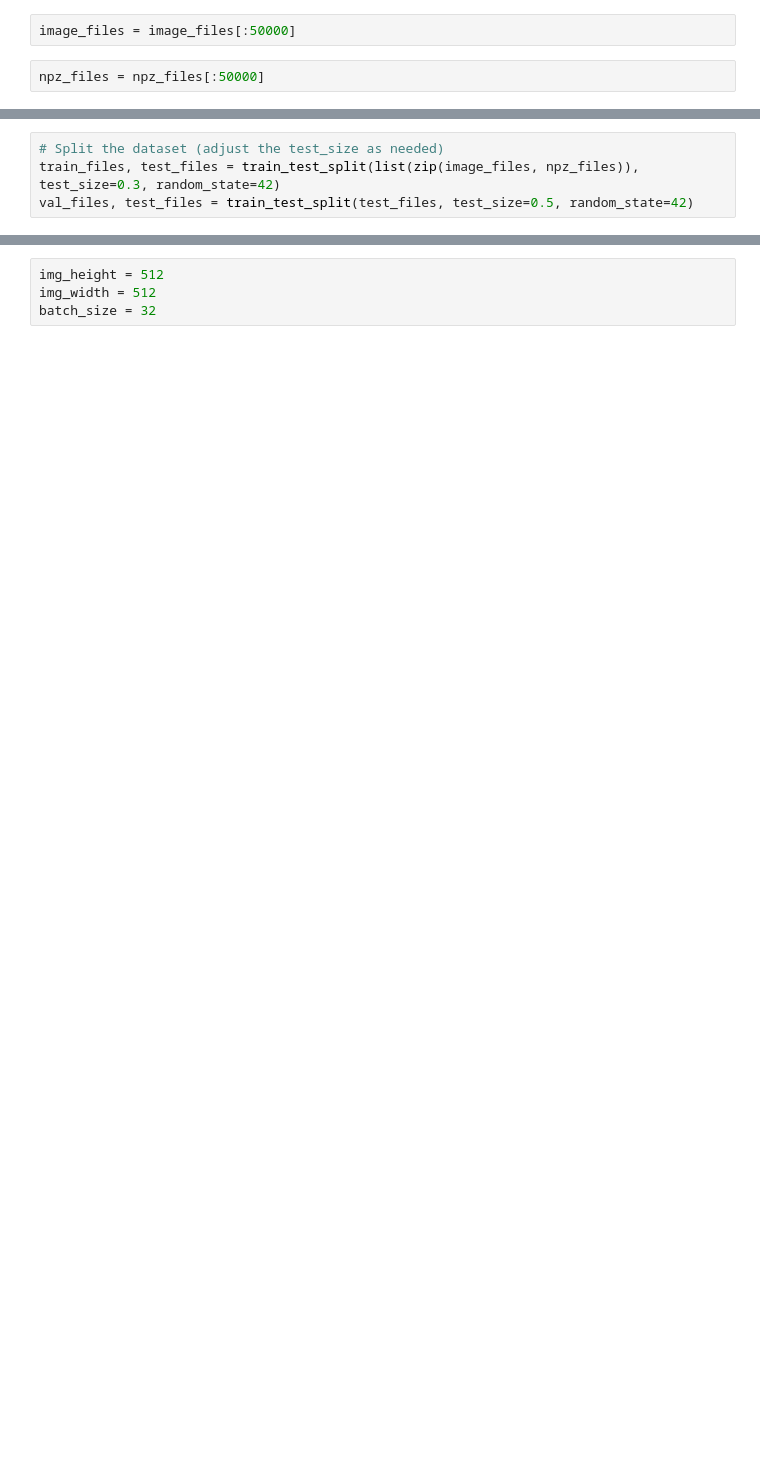
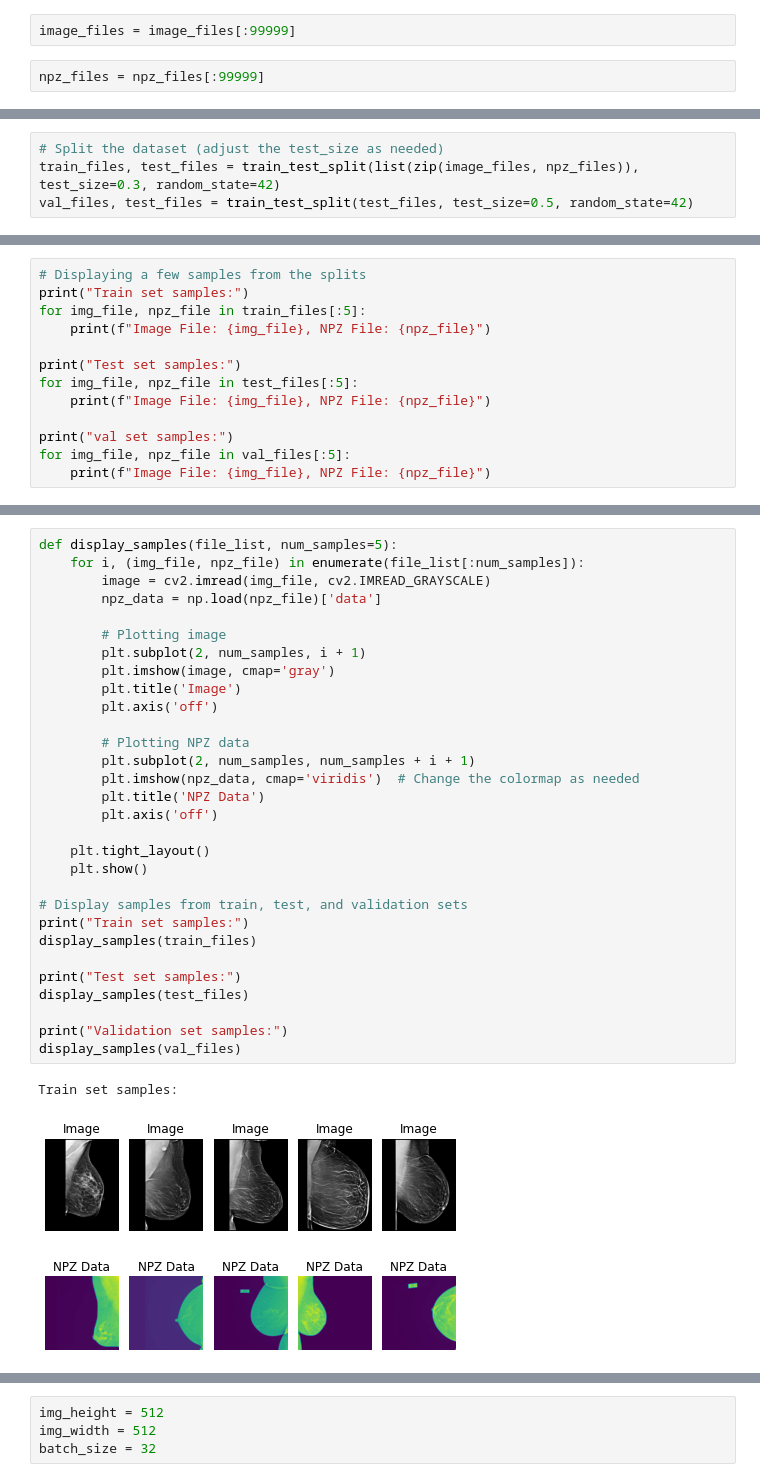
Before and after one commit to VidhyaSree-N/classifier_synthetic_original_mammograms, a Jupyter notebook: Updating_classifier.ipynb, the cells around one changed output, grey strips where cells are left out. Cells and saved outputs as stored; diff of their text form; blank space fills up the shorter version.

```diff
--- a/Updating_classifier.ipynb
+++ b/Updating_classifier.ipynb
@@ -26,4 +50,4 @@ len(npz_files)
 # %%
-image_files = image_files[:50000]
+image_files = image_files[:99999]
 # %%
-npz_files = npz_files[:50000]
+npz_files = npz_files[:99999]
@@ -33,0 +74,13 @@ val_files, test_files = train_test_split(test_files, test_size=0.5, random_state
+# %%
+# Displaying a few samples from the splits
+print("Train set samples:")
+for img_file, npz_file in train_files[:5]:
+    print(f"Image File: {img_file}, NPZ File: {npz_file}")
+
+print("Test set samples:")
+for img_file, npz_file in test_files[:5]:
+    print(f"Image File: {img_file}, NPZ File: {npz_file}")
+
+print("val set samples:")
+for img_file, npz_file in val_files[:5]:
+    print(f"Image File: {img_file}, NPZ File: {npz_file}")
@@ -33,0 +106,33 @@ val_files, test_files = train_test_split(test_files, test_size=0.5, random_state
+# %%
+def display_samples(file_list, num_samples=5):
+    for i, (img_file, npz_file) in enumerate(file_list[:num_samples]):
+        image = cv2.imread(img_file, cv2.IMREAD_GRAYSCALE)
+        npz_data = np.load(npz_file)['data']
+
+        # Plotting image
+        plt.subplot(2, num_samples, i + 1)
+        plt.imshow(image, cmap='gray')
+        plt.title('Image')
+        plt.axis('off')
+
+        # Plotting NPZ data
+        plt.subplot(2, num_samples, num_samples + i + 1)
+        plt.imshow(npz_data, cmap='viridis')  # Change the colormap as needed
+        plt.title('NPZ Data')
+        plt.axis('off')
+
+    plt.tight_layout()
+    plt.show()
+
+# Display samples from train, test, and validation sets
+print("Train set samples:")
+display_samples(train_files)
+
+print("Test set samples:")
+display_samples(test_files)
+
+print("Validation set samples:")
+display_samples(val_files)
+# %% [output]
+Train set samples:
+[figure, added]
```
Also changed, not shown: parts of 22 cells of this notebook.
